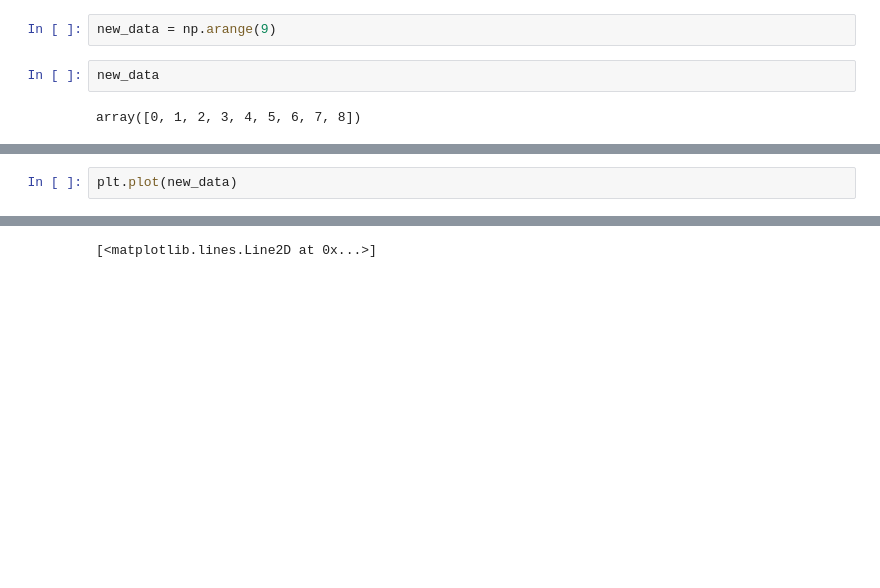
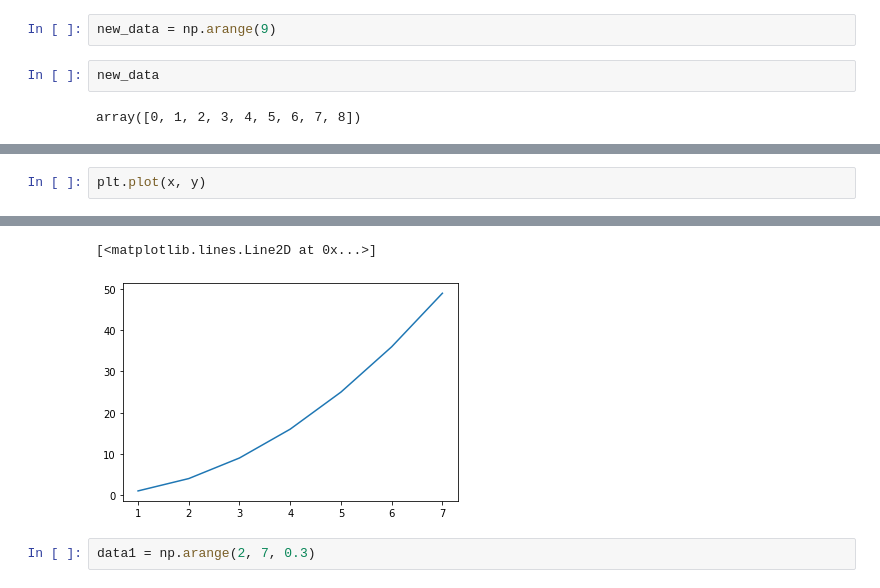
Before and after one commit to muhammadrisma/Data-Science-Python, a Jupyter notebook: Matplotlib.ipynb, the cells around one changed output, grey strips where cells are left out. Saved outputs shown, nothing was run; the diff lists cells and outputs as text; blank space fills up the shorter version.

```diff
--- a/Matplotlib.ipynb
+++ b/Matplotlib.ipynb
@@ -20,3 +33,3 @@ array([0, 1, 2, 3, 4, 5, 6, 7, 8])
 # %%
-plt.plot(new_data)
+plt.plot(x, y)
 # %% [output]
@@ -25 +36,4 @@ plt.plot(new_data)
 [<matplotlib.lines.Line2D at 0x...>]
+[figure, added]
+# %%
+data1 = np.arange(2, 7, 0.3)
```
Also changed, not shown: parts of 18 cells of this notebook.
